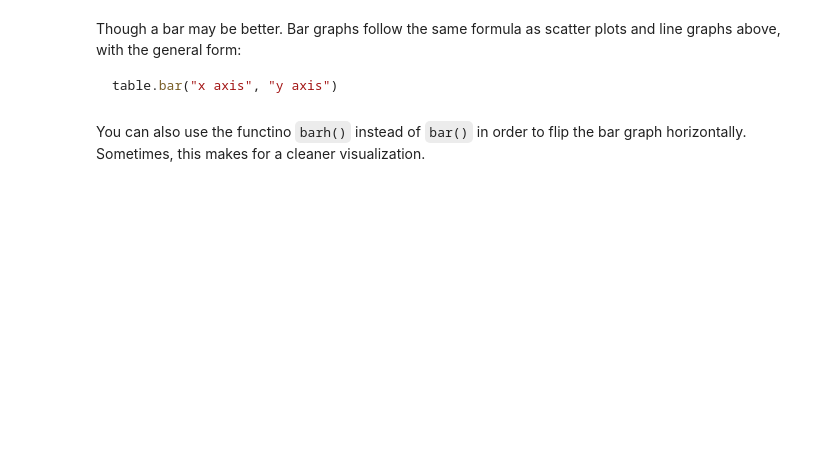
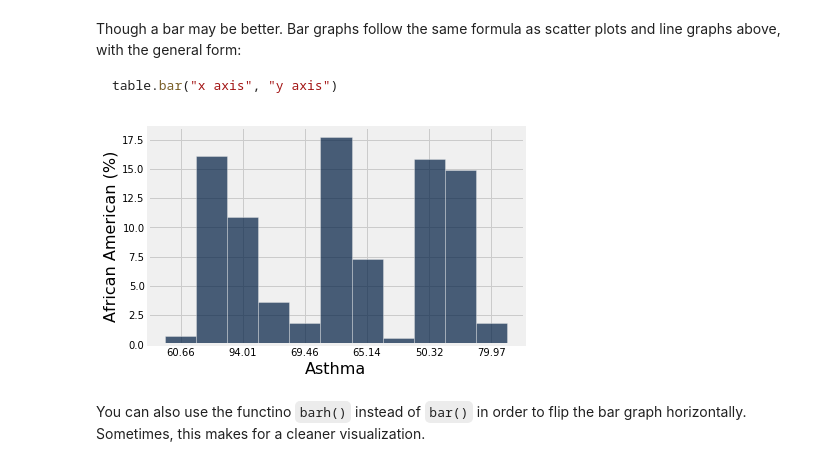
Before and after one commit to ds-modules/ESPM-163ac, a Jupyter notebook: Lab1/Lab1.ipynb, the cells around one changed output. Saved outputs shown, nothing was run; the diff lists cells and outputs as text; code cells hidden in the pictures; blank space fills up the shorter version.

````diff
--- a/Lab1/Lab1.ipynb
+++ b/Lab1/Lab1.ipynb
@@ -274,7 +387,9 @@ Though a bar may be better. Bar graphs follow the same formula as scatter plots
 table.bar("x axis", "y axis")
 ```
 # %%
-final_census_table.bar("Asthma", "African American (%)")
+final_ces_table.bar("Asthma", "African American (%)")
+# %% [output]
+[figure, added]
 # %% [markdown]
 You can also use the functino `barh()` instead of `bar()` in order to flip the bar graph horizontally. Sometimes, this makes for a cleaner visualization.
 # %%
````
Also changed, not shown: parts of 18 cells of this notebook.
